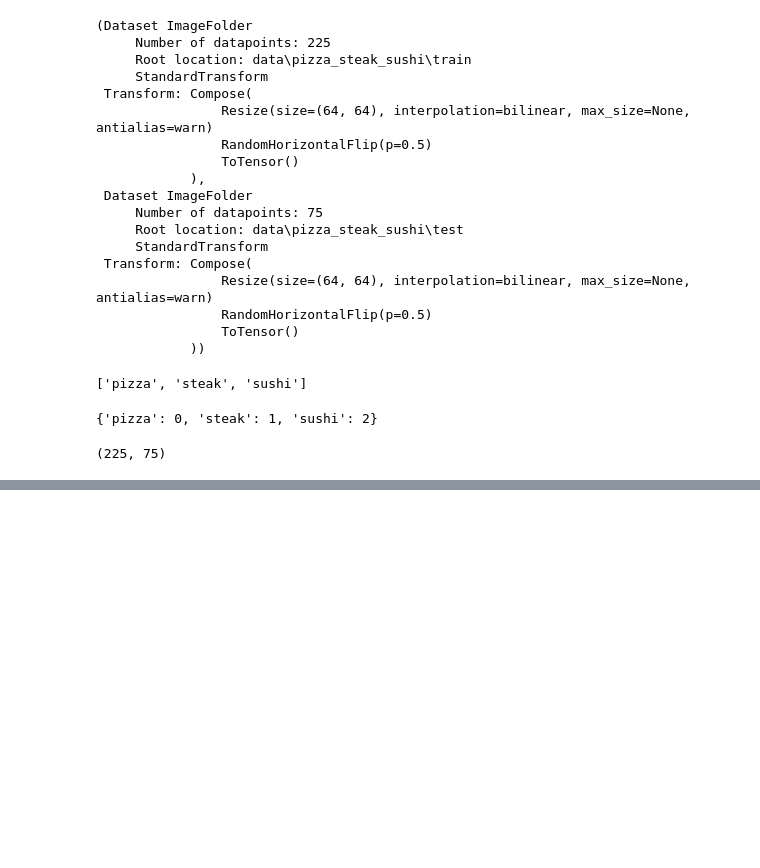
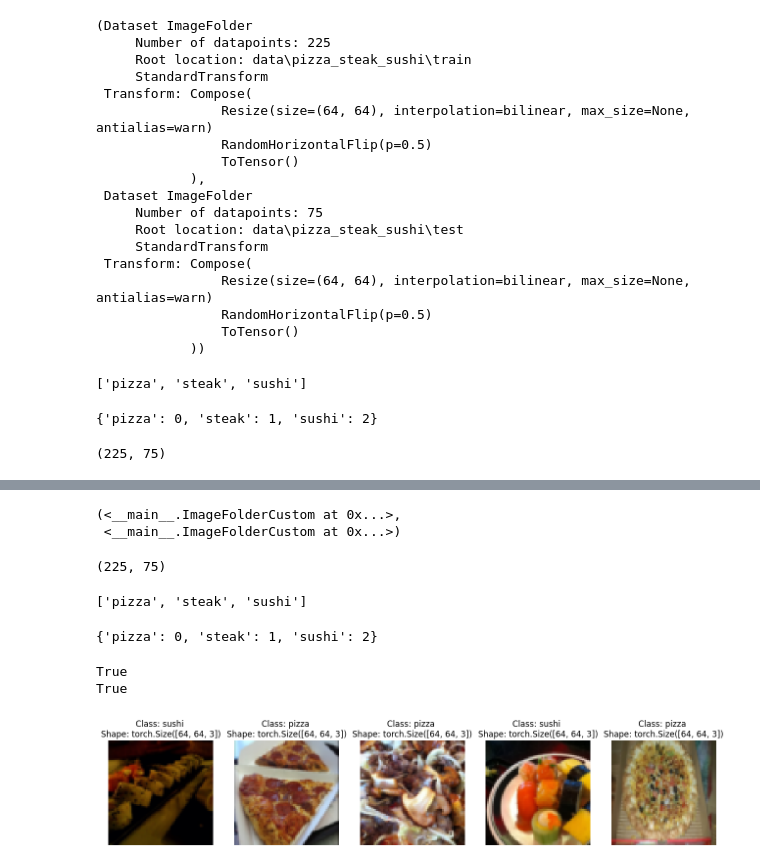
Before and after one commit to SaFaUU/PyTorch_for_DL, a Jupyter notebook: 04_pytorch_custom_dataset.ipynb, the cells around one changed output, grey strips where cells are left out. Cells and saved outputs as stored; diff of their text form; code cells hidden in the pictures; blank space fills up the shorter version.

```diff
--- a/04_pytorch_custom_dataset.ipynb
+++ b/04_pytorch_custom_dataset.ipynb
@@ -215,0 +353,69 @@ len(train_data), len(test_data)
+# %%
+from torchvision import transforms
+train_transforms = transforms.Compose([
+    transforms.Resize((64, 64)),
+    transforms.RandomHorizontalFlip(p=0.5),
+    transforms.ToTensor(),
+])
+test_transforms = transforms.Compose([
+    transforms.Resize((64, 64)),
+    transforms.ToTensor(),
+])
+# %%
+train_data_custom = ImageFolderCustom(targ_dir=train_dir, transform=train_transforms)
+test_data_custom = ImageFolderCustom(targ_dir=test_dir, transform=test_transforms)
+
+train_data_custom, test_data_custom
+# %% [output]
+(<__main__.ImageFolderCustom at 0x...>,
+ <__main__.ImageFolderCustom at 0x...>)
+# %%
+len(train_data_custom), len(test_data_custom)
+# %% [output]
+(225, 75)
+# %%
+train_data_custom.classes
+# %% [output]
+['pizza', 'steak', 'sushi']
+# %%
+train_data_custom.class_to_idx
+# %% [output]
+{'pizza': 0, 'steak': 1, 'sushi': 2}
+# %%
+print(train_data.classes==train_data_custom.classes)
+print(test_data.class_to_idx==test_data_custom.class_to_idx)
+# %% [output]
+True
+True
+# %%
+def display_random_images(
+        dataset: torch.utils.data.Dataset,
+        classes: List[str]= None,
+        n: int = 10,
+        display_shape: bool = True,
+        seed: int = None,
+        ):
+    if n >10:
+        n = 10
+    if seed:
+        random.seed(seed)
+
+    random_samples_idx = random.sample(range(len(dataset)), k=n)
+
+    plt.figure(figsize=(16,8))
+
+    for i, targ_sample in enumerate(random_samples_idx):
+        image, label = dataset[targ_sample]
+        image_adjust = image.permute(1, 2, 0)
+        plt.subplot(1, n, i + 1)
+        plt.imshow(image_adjust)
+        if classes:
+            title = f"Class: {classes[label]}"
+            if display_shape:
+                title += f" \nShape: {image_adjust.shape}"
+            plt.title(title)
+        plt.axis(False)
+
+display_random_images(train_data_custom, classes=train_data_custom.classes, n=5)
+# %% [output]
+[figure, added]
```
Also changed, not shown: parts of 15 cells of this notebook.
